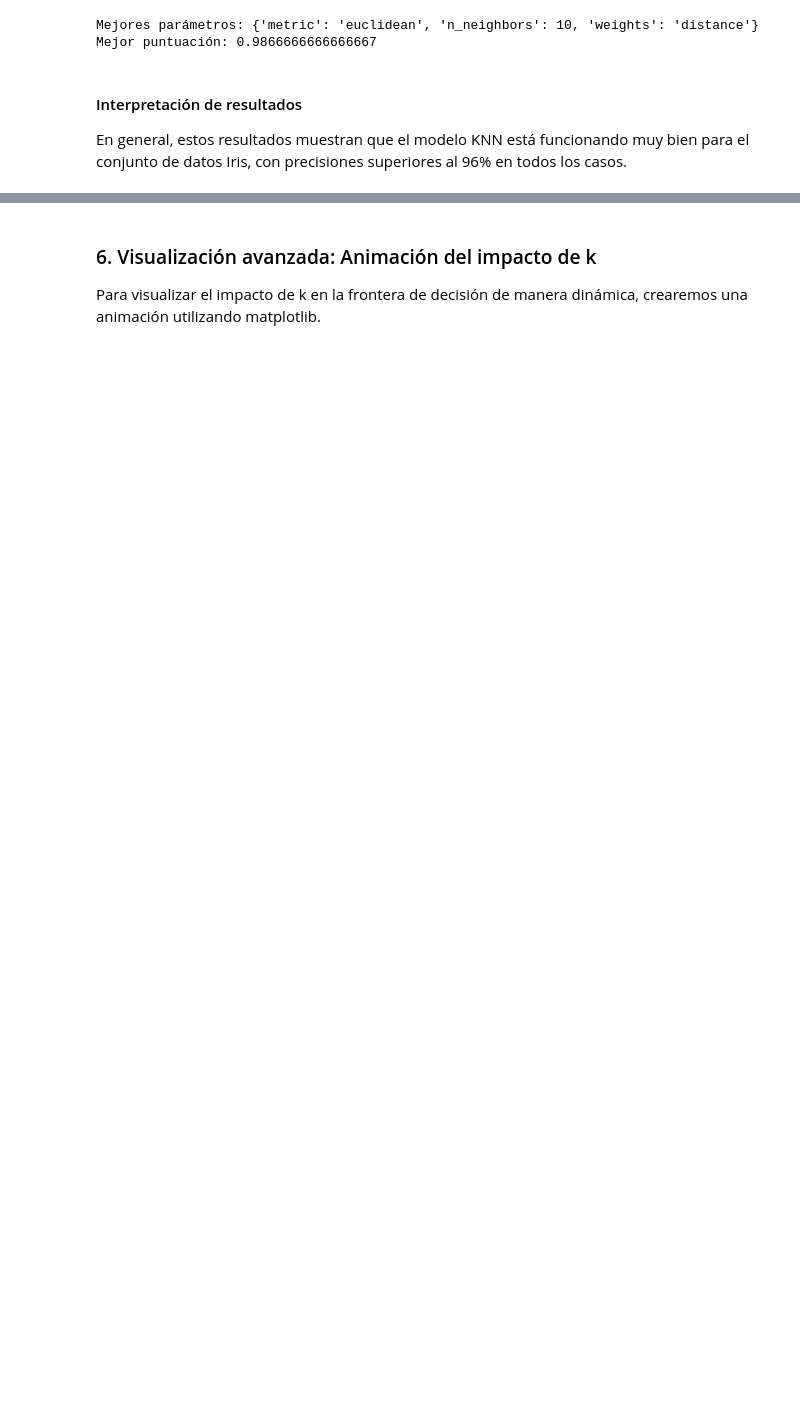
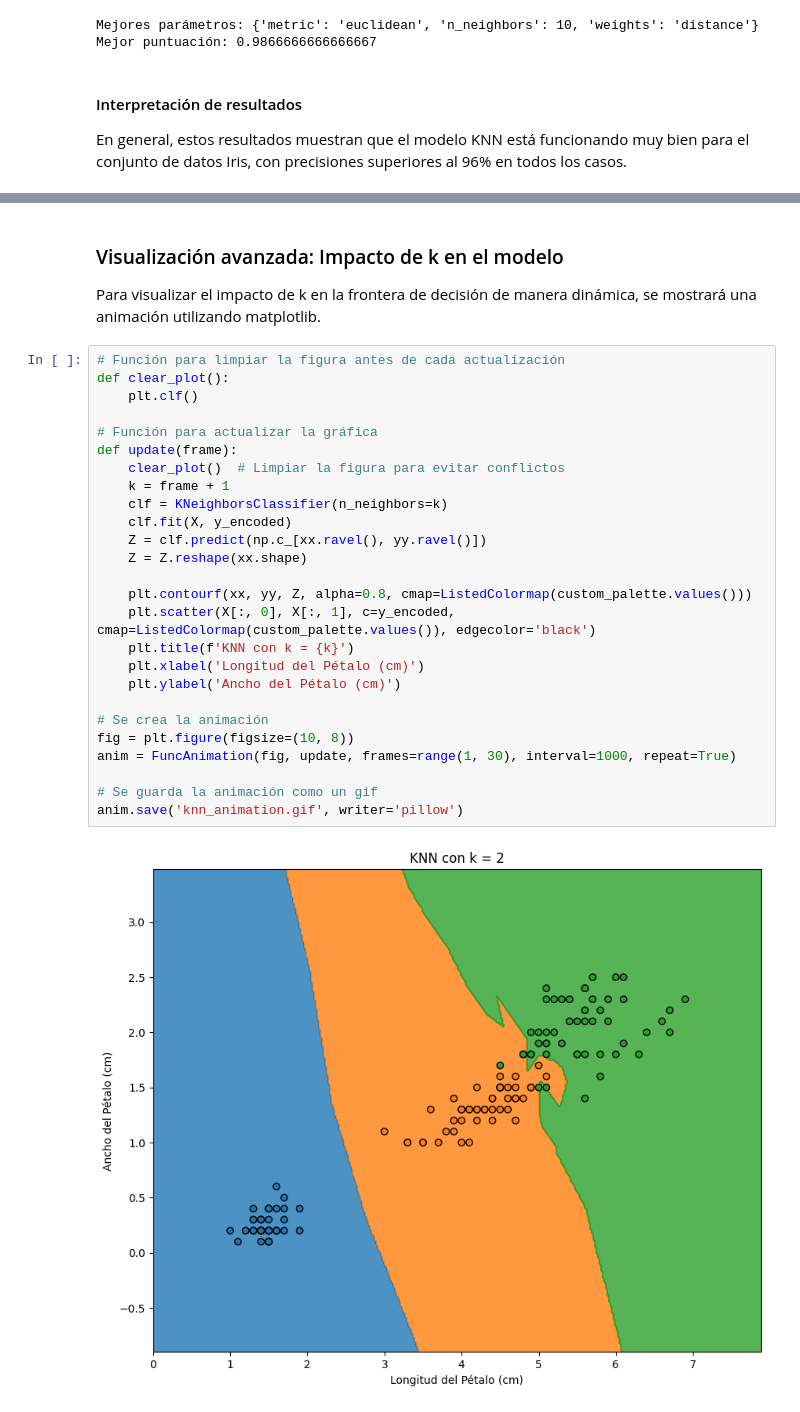
Before and after one commit to caleones/K-Nearest-Neighbors-Python-Model-for-Iris-Data-Set, a Jupyter notebook: k-nearest-neighbors-python-model-for-iris-data-set.ipynb, the cells around one changed output, grey strips where cells are left out. Drawn from its saved outputs; the diff is of its cells as text; blank space fills up the shorter version.

```diff
--- a/k-nearest-neighbors-python-model-for-iris-data-set.ipynb
+++ b/k-nearest-neighbors-python-model-for-iris-data-set.ipynb
@@ -425,4 +409,32 @@ F1-score: 0.9777
 # %% [markdown]
-### 6. Visualización avanzada: Animación del impacto de k
-Para visualizar el impacto de k en la frontera de decisión de manera dinámica, crearemos una animación utilizando matplotlib.
+### Visualización avanzada: Impacto de k en el modelo
+Para visualizar el impacto de k en la frontera de decisión de manera dinámica, se mostrará una animación utilizando matplotlib.
+# %%
+# Función para limpiar la figura antes de cada actualización
+def clear_plot():
+    plt.clf()
+
+# Función para actualizar la gráfica
+def update(frame):
+    clear_plot()  # Limpiar la figura para evitar conflictos
+    k = frame + 1
+    clf = KNeighborsClassifier(n_neighbors=k)
+    clf.fit(X, y_encoded)
+    Z = clf.predict(np.c_[xx.ravel(), yy.ravel()])
+    Z = Z.reshape(xx.shape)
+
+    plt.contourf(xx, yy, Z, alpha=0.8, cmap=ListedColormap(custom_palette.values()))
+    plt.scatter(X[:, 0], X[:, 1], c=y_encoded, cmap=ListedColormap(custom_palette.values()), edgecolor='black')
+    plt.title(f'KNN con k = {k}')
+    plt.xlabel('Longitud del Pétalo (cm)')
+    plt.ylabel('Ancho del Pétalo (cm)')
+
+# Se crea la animación
+fig = plt.figure(figsize=(10, 8))
+anim = FuncAnimation(fig, update, frames=range(1, 30), interval=1000, repeat=True)
+
+# Se guarda la animación como un gif
+anim.save('knn_animation.gif', writer='pillow')
+# %% [output]
+[figure, added]
 # %%
```
Also changed, not shown: parts of 53 cells of this notebook.
